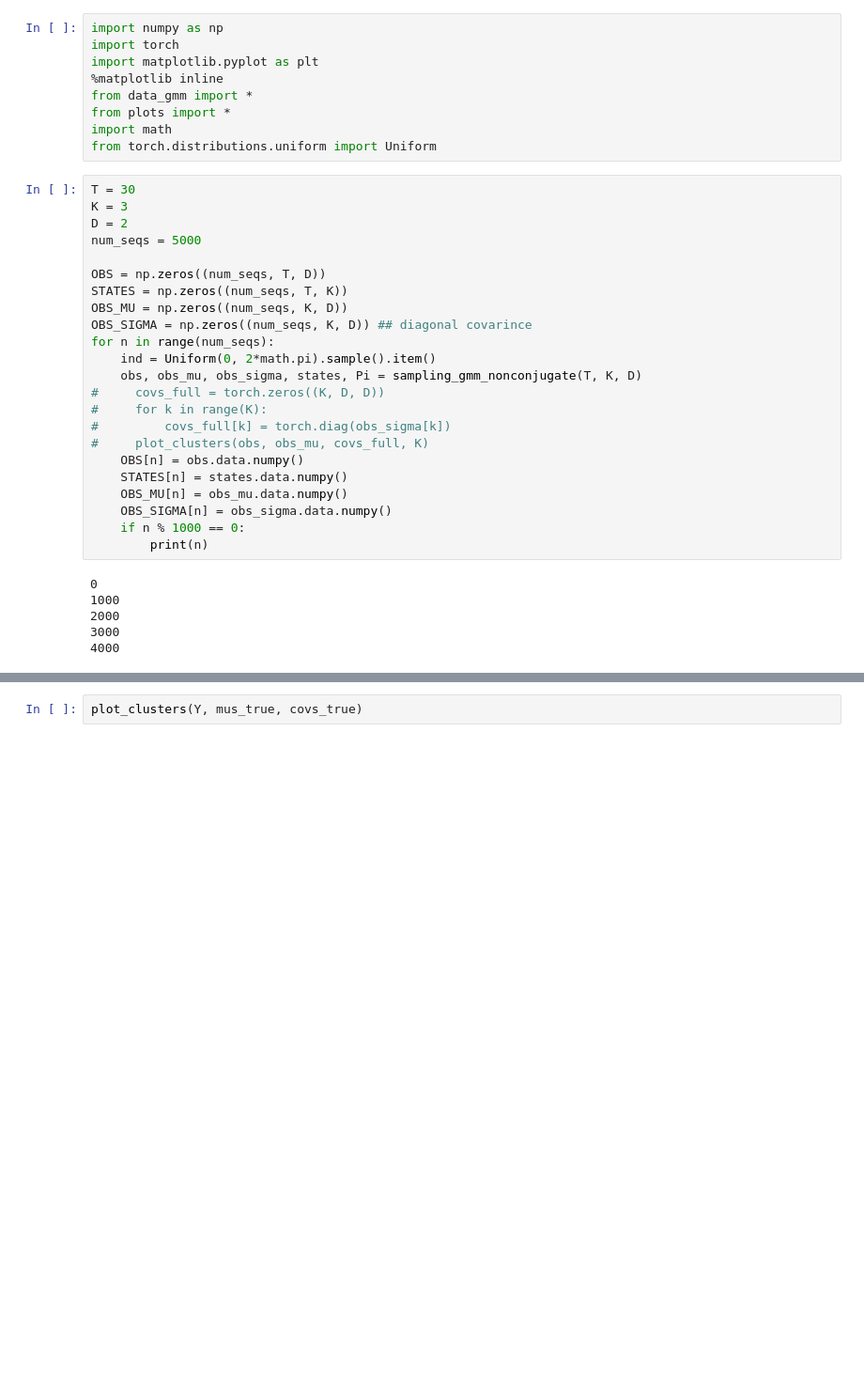
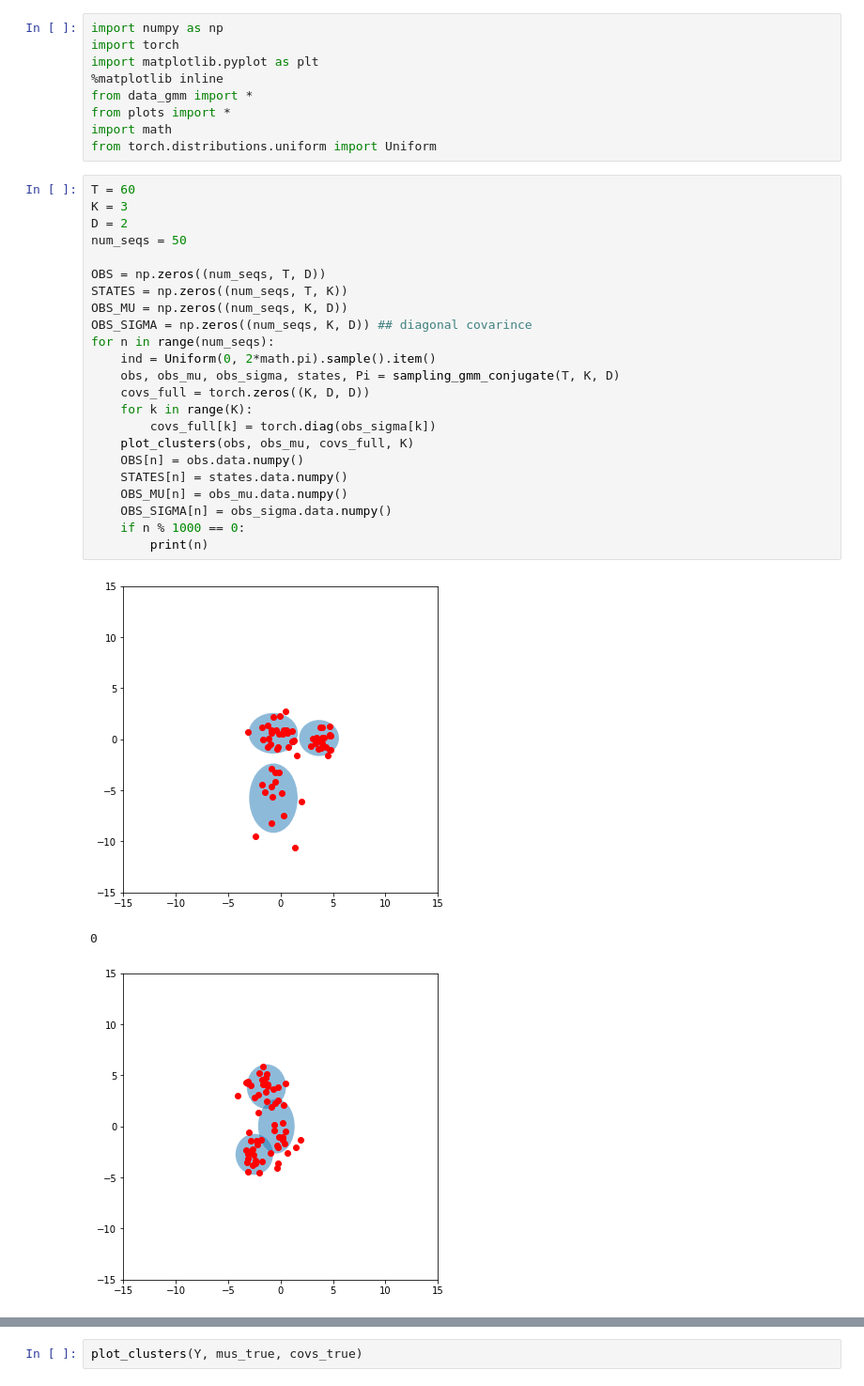
Before and after one commit to hao-w/apgs, a Jupyter notebook: amorgibbs/GMM/probtorch/generate_gmm.ipynb, the cells around one changed output, grey strips where cells are left out. Shown at 94% size. Saved outputs shown, nothing was run; the diff lists cells and outputs as text; blank space fills up the shorter version.

```diff
--- a/amorgibbs/GMM/probtorch/generate_gmm.ipynb
+++ b/amorgibbs/GMM/probtorch/generate_gmm.ipynb
@@ -8,31 +8,29 @@ from plots import *
 import math
 from torch.distributions.uniform import Uniform
 # %%
-T = 30
+T = 60
 K = 3
 D = 2
-num_seqs = 5000
+num_seqs = 50
 
 OBS = np.zeros((num_seqs, T, D))
 STATES = np.zeros((num_seqs, T, K))
 OBS_MU = np.zeros((num_seqs, K, D))
 OBS_SIGMA = np.zeros((num_seqs, K, D)) ## diagonal covarince
 for n in range(num_seqs):
     ind = Uniform(0, 2*math.pi).sample().item()
-    obs, obs_mu, obs_sigma, states, Pi = sampling_gmm_nonconjugate(T, K, D)
-#     covs_full = torch.zeros((K, D, D))
-#     for k in range(K):
-#         covs_full[k] = torch.diag(obs_sigma[k])
-#     plot_clusters(obs, obs_mu, covs_full, K)
+    obs, obs_mu, obs_sigma, states, Pi = sampling_gmm_conjugate(T, K, D)
+    covs_full = torch.zeros((K, D, D))
+    for k in range(K):
+        covs_full[k] = torch.diag(obs_sigma[k])
+    plot_clusters(obs, obs_mu, covs_full, K)
     OBS[n] = obs.data.numpy()
     STATES[n] = states.data.numpy()
     OBS_MU[n] = obs_mu.data.numpy()
     OBS_SIGMA[n] = obs_sigma.data.numpy()
     if n % 1000 == 0:
         print(n)
 # %% [output]
+[figure, added]
 0
-1000
-2000
-3000
-4000
+[figure, added]
```
Also changed, not shown: parts of 2 cells of this notebook, 31 other files.
